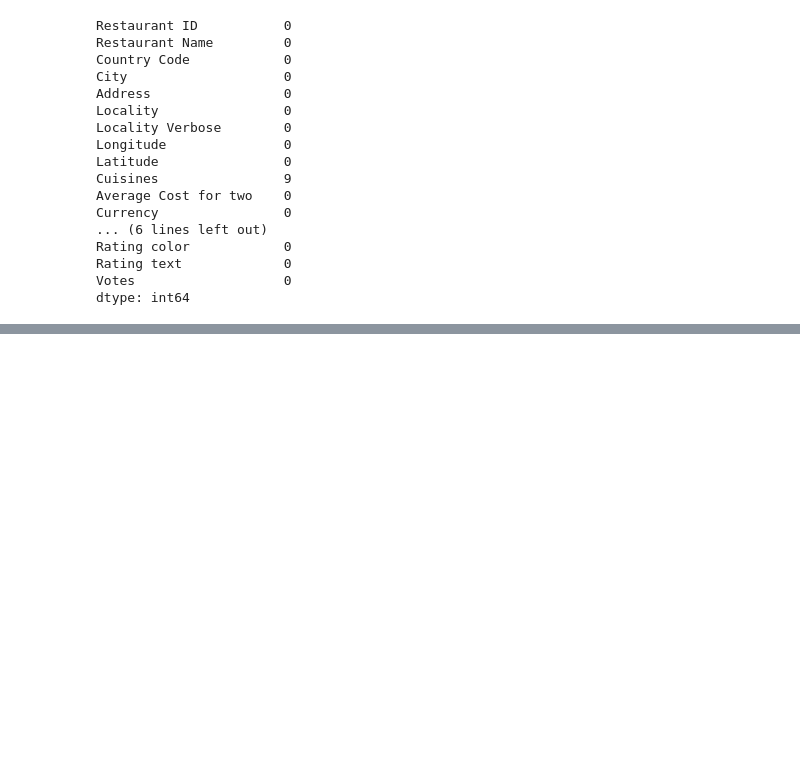
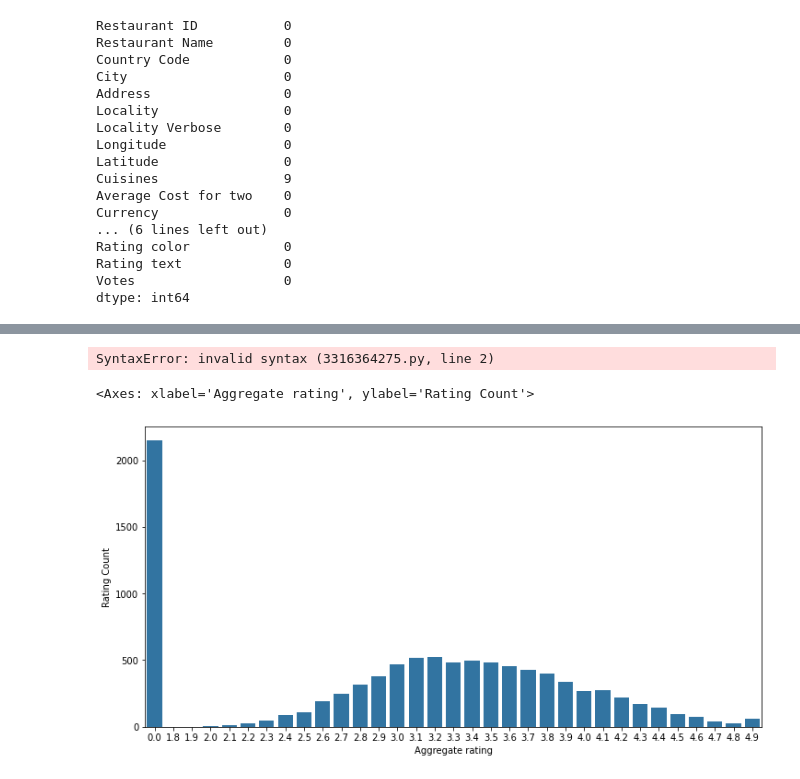
Before and after one commit to soumyamitra36-debug/LearningPython4AI, a Jupyter notebook: EDA.ipynb, the cells around one changed output, grey strips where cells are left out. Drawn from its saved outputs; the diff is of its cells as text; code cells hidden in the pictures; blank space fills up the shorter version.

```diff
--- a/EDA.ipynb
+++ b/EDA.ipynb
@@ -92,0 +245,12 @@ dtype: int64
+# %%
+##Conclusion/Observation
+1. When rating is between 4.5 to 4.9 it is Excellent
+2. When rating is between 4.0 to 4.4 it is Very Good
+3. When rating is between 3.5 to 3.9 it is Good
+# %% [output]
+SyntaxError: invalid syntax (3316364275.py, line 2)
+# %%
+x
+# %% [output]
+<Axes: xlabel='Aggregate rating', ylabel='Rating Count'>
+[figure, added]
```
Also changed, not shown: parts of 28 cells of this notebook.
